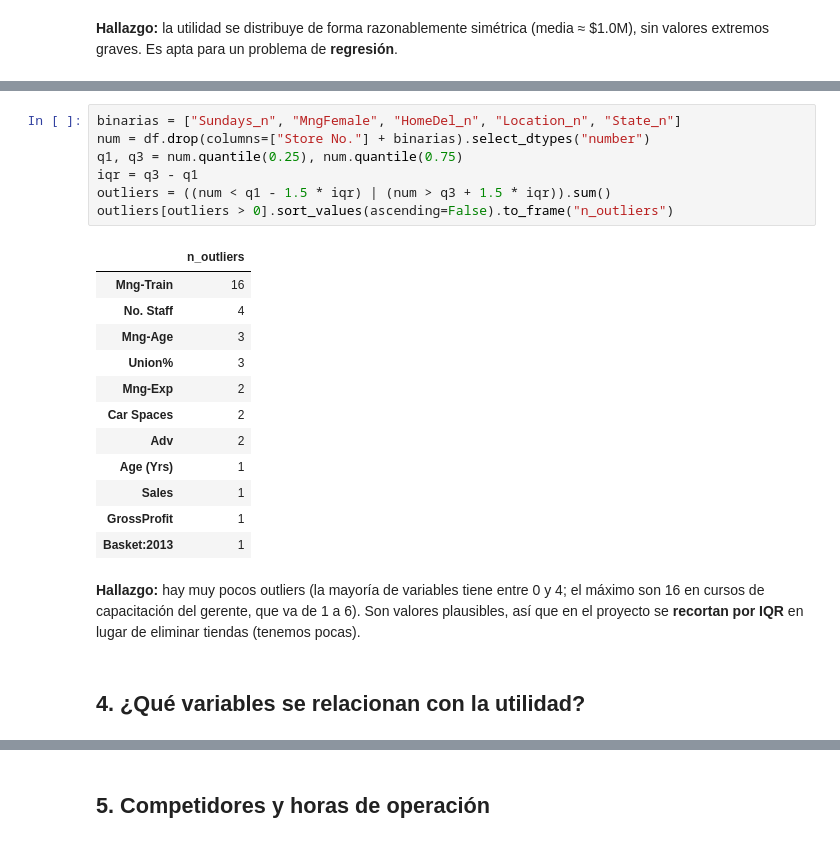
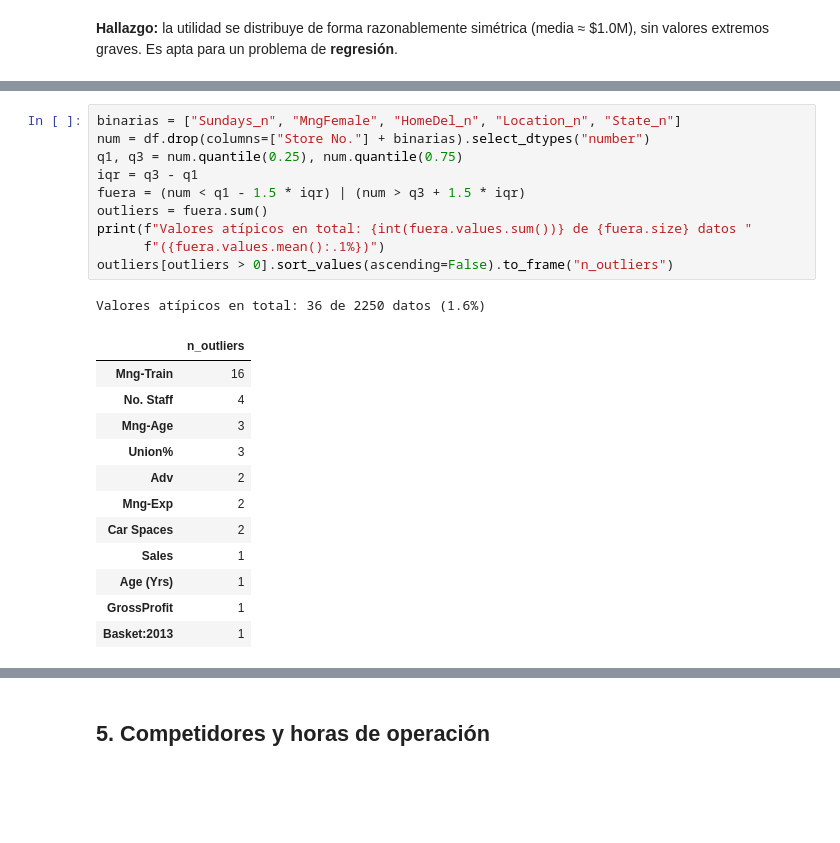
Before and after one commit to sebasmollinedo-dotcom/foodmart, a Jupyter notebook: notebooks/eda.ipynb, the cells around one changed output, grey strips where cells are left out. Drawn from its saved outputs; the diff is of its cells as text; blank space fills up the shorter version.

```diff
--- a/notebooks/eda.ipynb
+++ b/notebooks/eda.ipynb
@@ -85,25 +121,24 @@ Es apta para un problema de **regresión**.
 # %%
 binarias = ["Sundays_n", "MngFemale", "HomeDel_n", "Location_n", "State_n"]
 num = df.drop(columns=["Store No."] + binarias).select_dtypes("number")
 q1, q3 = num.quantile(0.25), num.quantile(0.75)
 iqr = q3 - q1
-outliers = ((num < q1 - 1.5 * iqr) | (num > q3 + 1.5 * iqr)).sum()
+fuera = (num < q1 - 1.5 * iqr) | (num > q3 + 1.5 * iqr)
+outliers = fuera.sum()
+print(f"Valores atípicos en total: {int(fuera.values.sum())} de {fuera.size} datos "
+      f"({fuera.values.mean():.1%})")
 outliers[outliers > 0].sort_values(ascending=False).to_frame("n_outliers")
 # %% [output]
+Valores atípicos en total: 36 de 2250 datos (1.6%)
 |  | n_outliers |
 | Mng-Train | 16 |
 | No. Staff | 4 |
 | Mng-Age | 3 |
 | Union% | 3 |
+| Adv | 2 |
 | Mng-Exp | 2 |
 | Car Spaces | 2 |
-| Adv | 2 |
+| Sales | 1 |
 | Age (Yrs) | 1 |
-| Sales | 1 |
 | GrossProfit | 1 |
 | Basket:2013 | 1 |
-# %% [markdown]
-**Hallazgo:** hay muy pocos outliers (la mayoría de variables tiene entre 0 y 4; el máximo son 16 en cursos de capacitación del gerente, que va de 1 a 6).
-Son valores plausibles, así que en el proyecto se **recortan por IQR** en lugar de eliminar tiendas (tenemos pocas).
-# %% [markdown]
-## 4. ¿Qué variables se relacionan con la utilidad?
```
Also changed, not shown: parts of 37 cells of this notebook, 15 other files.
